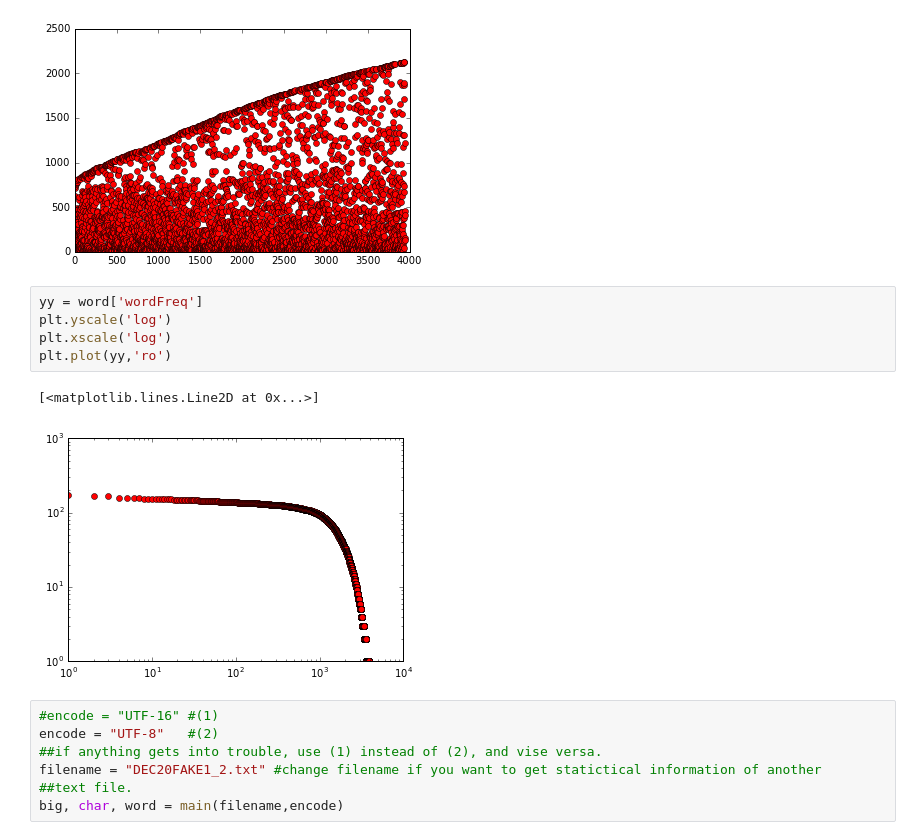
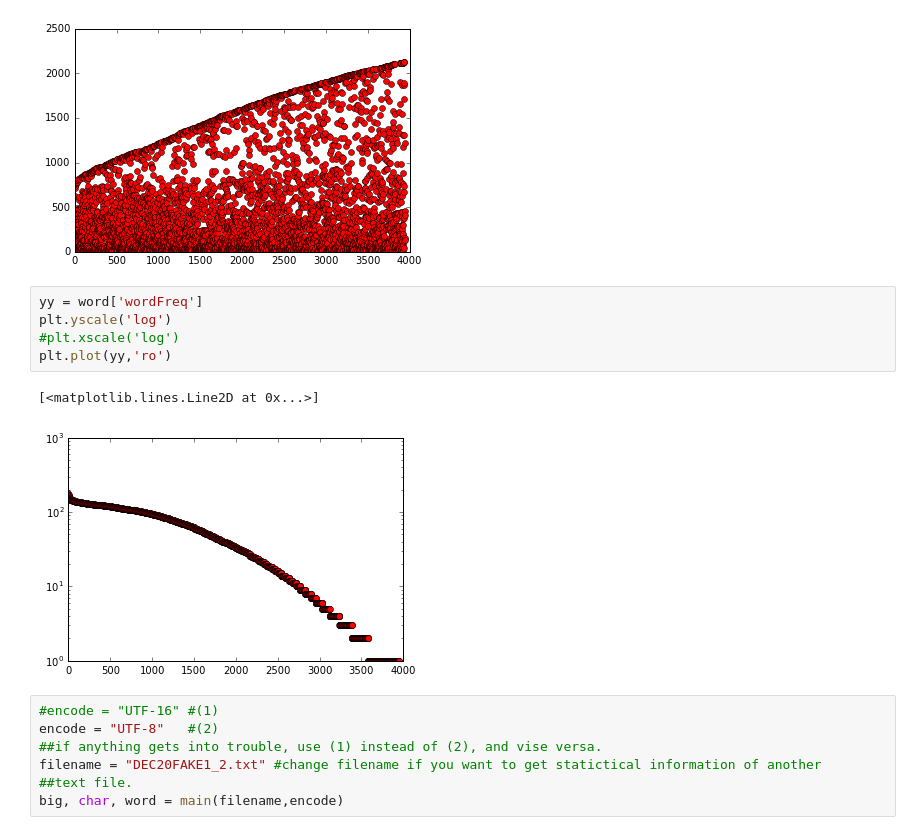
Before and after one commit to godofhoe/2016_Dec_10_fake_script_Vietnamese, a Jupyter notebook: word_count_using_pandas.ipynb, the cells around one changed output. Drawn from its saved outputs; the diff is of its cells as text.

```diff
--- a/word_count_using_pandas.ipynb
+++ b/word_count_using_pandas.ipynb
@@ -216,11 +216,11 @@ plt.plot(xx,'ro')
 # %%
 yy = word['wordFreq']
 plt.yscale('log')
-plt.xscale('log')
+#plt.xscale('log')
 plt.plot(yy,'ro')
 # %% [output]
 [<matplotlib.lines.Line2D at 0x...>]
-[figure, old version]
+[figure, new version]
 # %%
 #encode = "UTF-16" #(1)
 encode = "UTF-8"   #(2)
```
Also changed, not shown: parts of 2 cells of this notebook, 3 other files.
